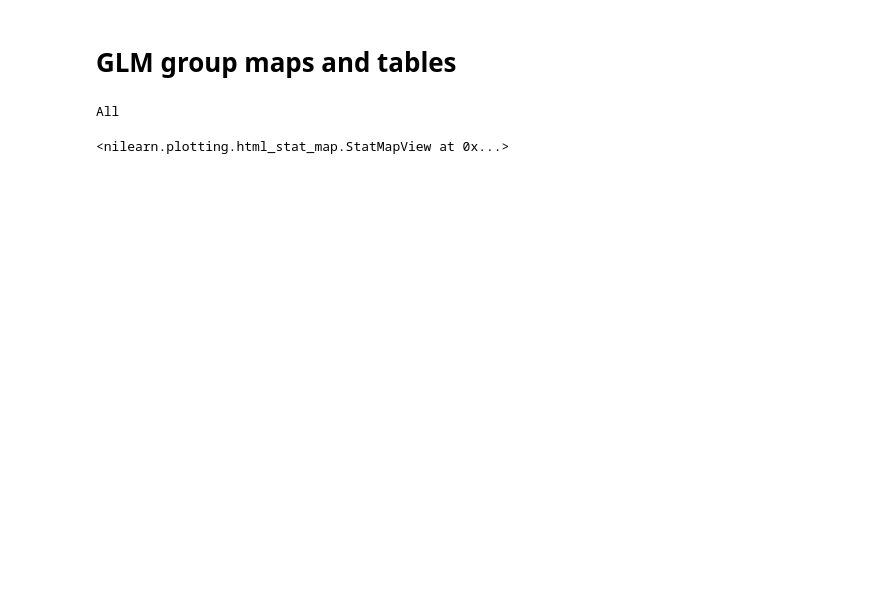
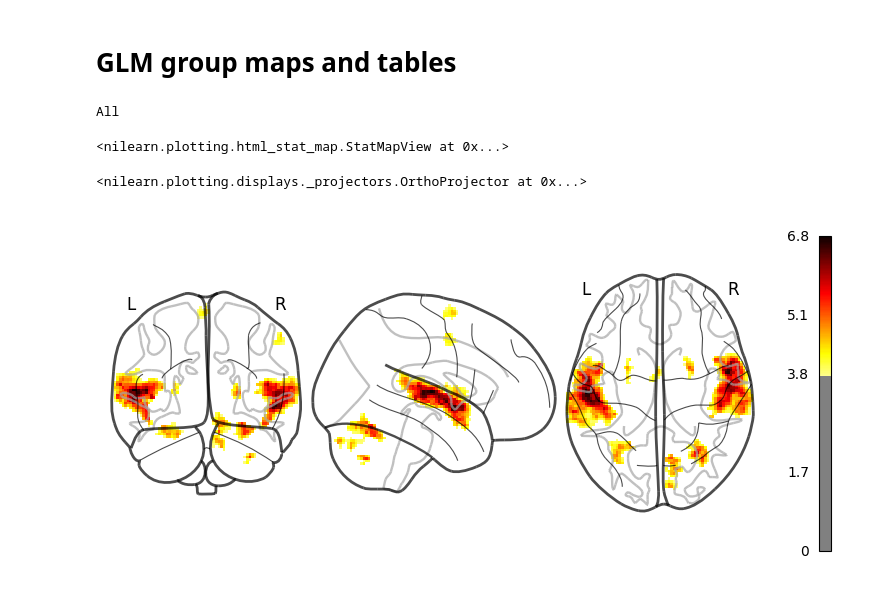
Before and after one commit to CIBIT-UC/brainplayback_task02, a Jupyter notebook: glm/group_maps_tables.ipynb, the cells around one changed output. Drawn from its saved outputs; the diff is of its cells as text; code cells hidden in the pictures; blank space fills up the shorter version.

```diff
--- a/glm/group_maps_tables.ipynb
+++ b/glm/group_maps_tables.ipynb
@@ -73,6 +74,14 @@ plotting.view_img(clean_map_g,
         )
 # %% [output]
 <nilearn.plotting.html_stat_map.StatMapView at 0x...>
+# %%
+plotting.plot_glass_brain(clean_map_g,
+                          colorbar=True,
+                          cmap='cold_white_hot',
+                          threshold=threshold_g)
+# %% [output]
+<nilearn.plotting.displays._projectors.OrthoProjector at 0x...>
+[figure, added]
 # %%
 # beautiful mosaic figure
 plotting.plot_stat_map(
```
Also changed, not shown: parts of 5 cells of this notebook, 9 other files.
